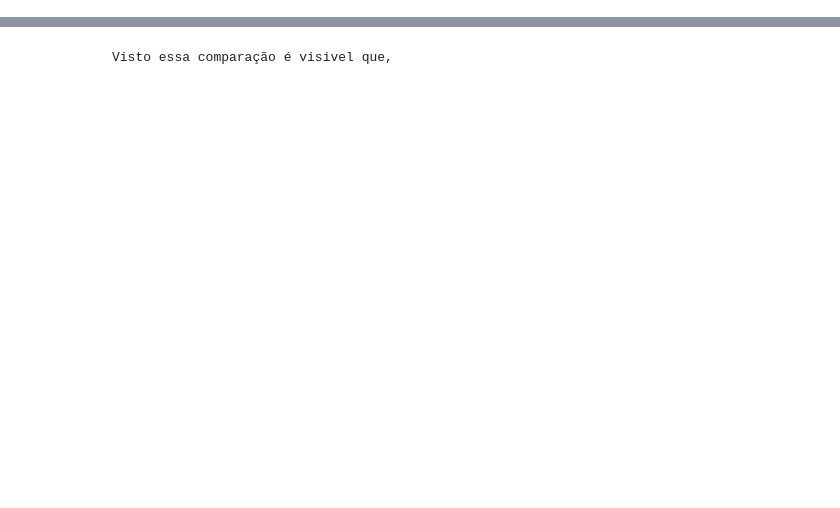
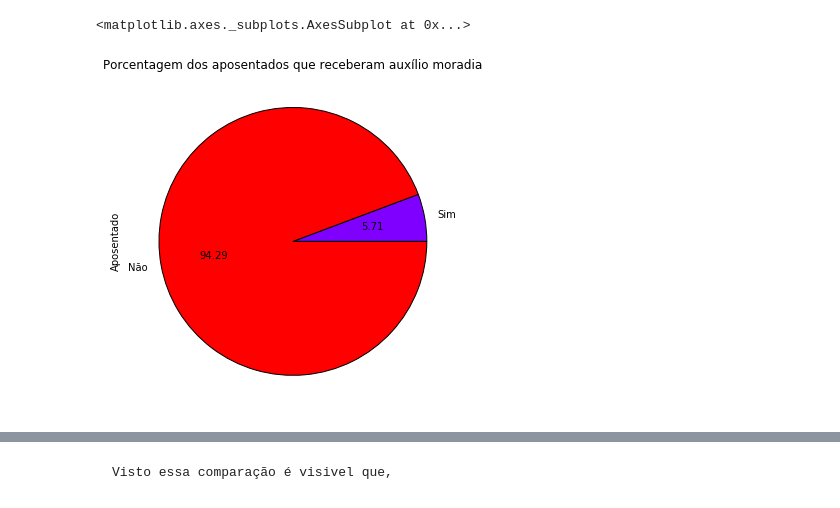
Before and after one commit to carletti/CD, a Jupyter notebook: Projeto1/Projeto1_final.ipynb, the cells around one changed output, grey strips where cells are left out. Saved outputs shown, nothing was run; the diff lists cells and outputs as text; code cells hidden in the pictures; blank space fills up the shorter version.

Commit message:
Finalizada a comparação relacionanda ao auxílio

```diff
--- a/Projeto1/Projeto1_final.ipynb
+++ b/Projeto1/Projeto1_final.ipynb
@@ -69,0 +71,4 @@ dados.V061111 = dados.V061111.astype('category')
+# %%
+# Aposentados
+dados.V9122 = dados.V9122.astype('category')
+dados.V9122.cat.categories = ('Aposentado', 'Não_aposentado')
@@ -82,0 +92,9 @@ auxiliomoradiapopulacaopie = auxiliomoradiapopulacao.plot(kind='pie',title='Freq
+# %%
+# Auxílio moradia
+dados.V9043 = dados.V9043.astype('category')
+dados.V9043.cat.categories = ('Sim', 'Não')
+# %%
+print('População que recebeu auxílio moradia:')
+tcam=pd.crosstab(dados.V9043,dados.V9122,rownames=['Auxílio'], colnames=['Aposentado'])
+tcam = tcam.fillna(0)
+tcam
@@ -82,0 +107,5 @@ auxiliomoradiapopulacaopie = auxiliomoradiapopulacao.plot(kind='pie',title='Freq
+# %%
+tcam.Aposentado.plot.pie(title= 'Porcentagem dos aposentados que receberam auxílio moradia', figsize=(6,6), colormap="rainbow", autopct="%0.2f")
+# %% [output]
+<matplotlib.axes._subplots.AxesSubplot at 0x...>
+[figure, added]
```
Also changed, not shown: parts of 42 cells of this notebook, 1 other file.
